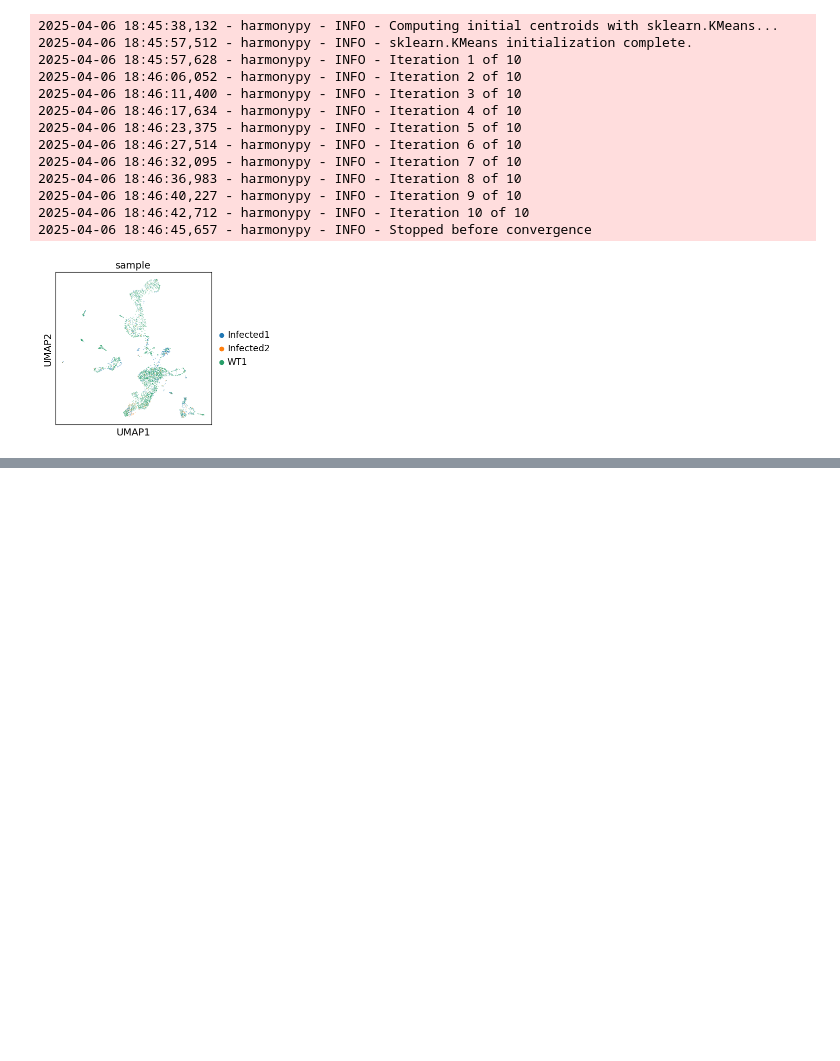
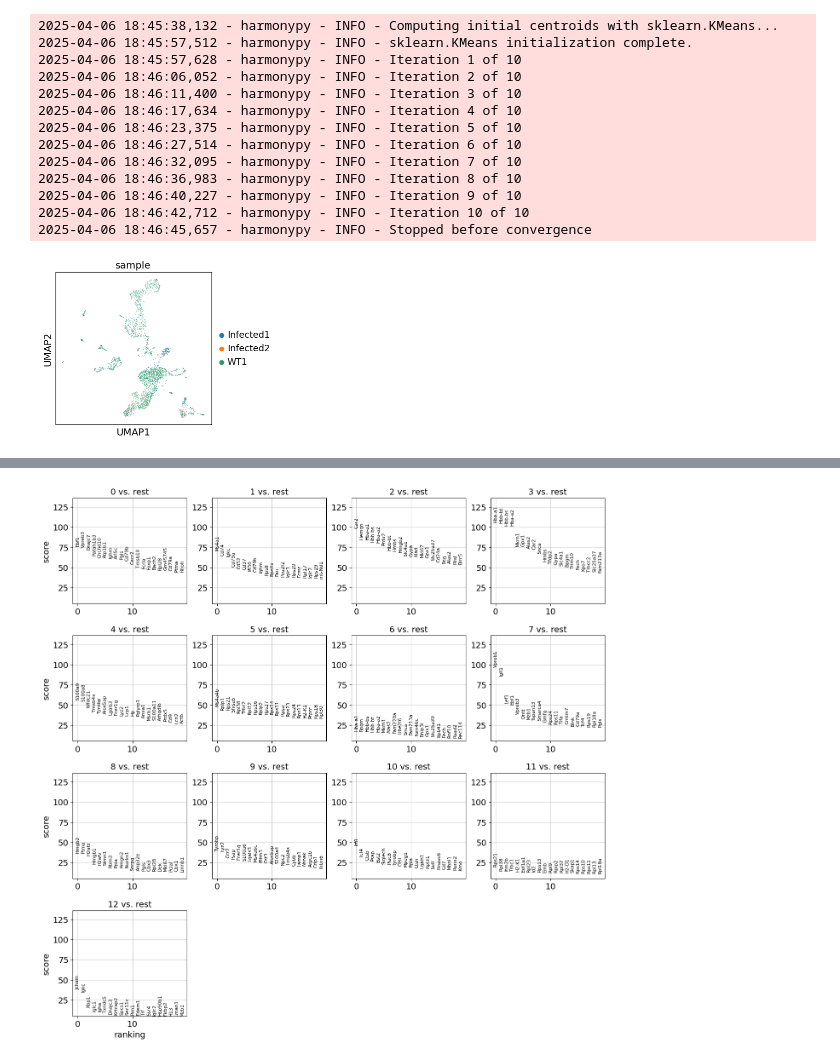
Before and after one commit to CorwinAnsley/biol5177_work, a Jupyter notebook: cw_2/cw_analysis.ipynb, the cells around one changed output, grey strips where cells are left out. Cells and saved outputs as stored; diff of their text form; code cells hidden in the pictures; blank space fills up the shorter version.

```diff
--- a/cw_2/cw_analysis.ipynb
+++ b/cw_2/cw_analysis.ipynb
@@ -269,0 +320,4 @@ run_umap(adata_integrated_harmony,'./plots/harmony_i_umap.pdf', use_rep="X_pca_h
+# %%
+sc.tl.rank_genes_groups(adata_integrated_harmony, 'leiden')
+sc.pl.rank_genes_groups(adata_integrated_harmony, save = '_harmony.pdf')
+# %% [output]
@@ -269,0 +326 @@ run_umap(adata_integrated_harmony,'./plots/harmony_i_umap.pdf', use_rep="X_pca_h
+[figure, added]
```
Also changed, not shown: parts of 34 cells of this notebook.
